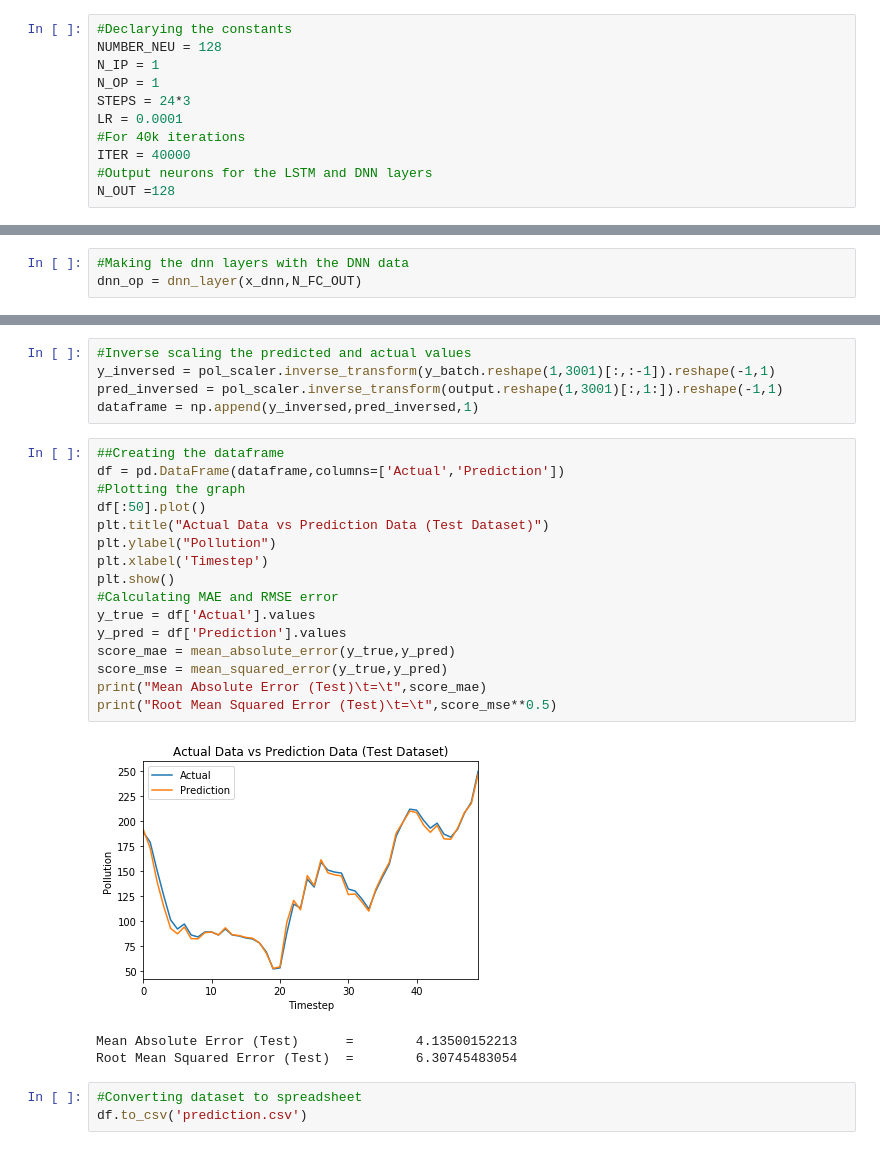
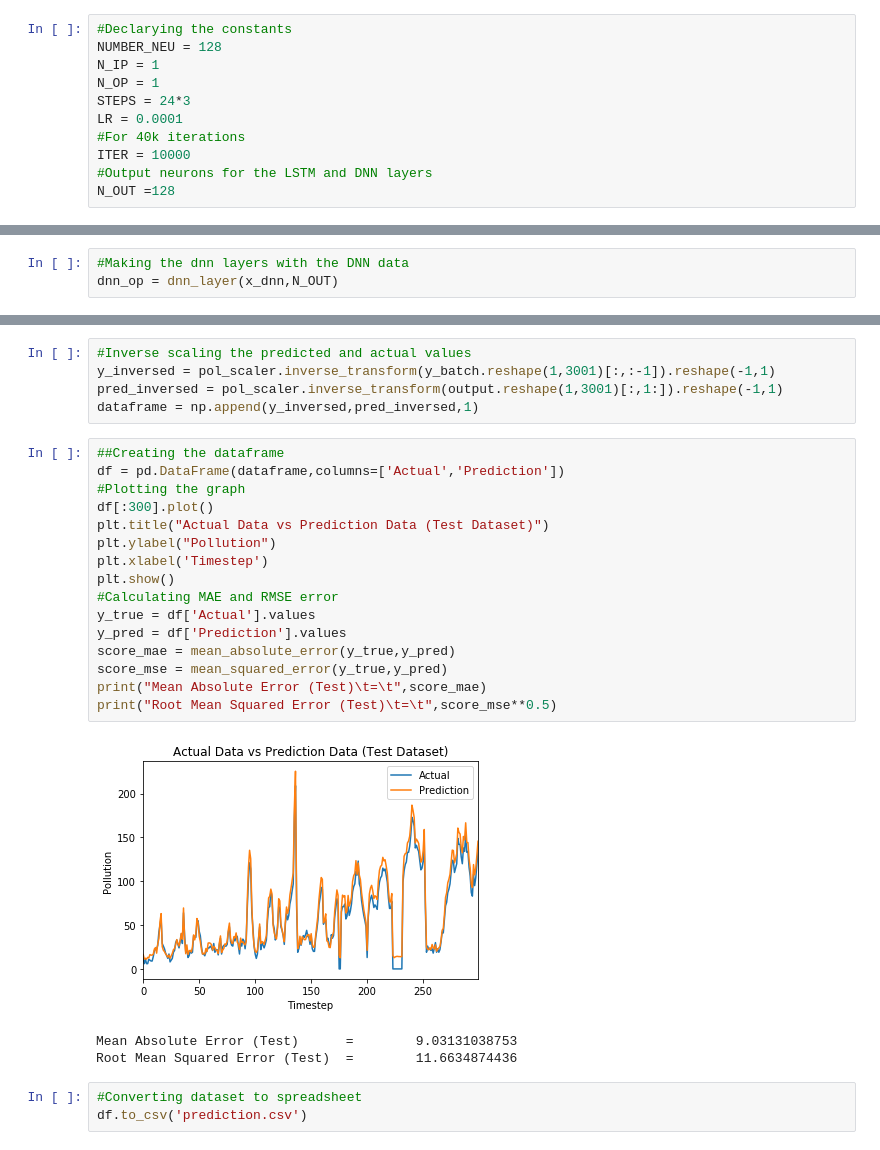
Before and after one commit to SAint7579/Hybrid_LSTM-DNN_PollutionForecasting, a Jupyter notebook: RNN_DNN_HYB.ipynb, the cells around one changed output, grey strips where cells are left out. Drawn from its saved outputs; the diff is of its cells as text.

```diff
--- a/RNN_DNN_HYB.ipynb
+++ b/RNN_DNN_HYB.ipynb
@@ -104,7 +104,7 @@ N_OP = 1
 STEPS = 24*3
 LR = 0.0001
 #For 40k iterations
-ITER = 40000
+ITER = 10000
 #Output neurons for the LSTM and DNN layers
 N_OUT =128
 # %%
@@ -128,7 +128,7 @@ lstm_fc_out = dnn_layer(rnn_output,N_OUT,name="LSTM_op")
 lstm_fc_drop = tf.nn.dropout(lstm_fc_out, hold_proba,name="drop0")
 # %%
 #Making the dnn layers with the DNN data
-dnn_op = dnn_layer(x_dnn,N_FC_OUT)
+dnn_op = dnn_layer(x_dnn,N_OUT)
 # %%
 #Connecting/Concatenating the DNN and RNN layers
 connected_layer = tf.concat([dnn_op, lstm_fc_drop], axis=1,name="connected")
@@ -186,23 +199,23 @@ dataframe = np.append(y_inversed,pred_inversed,1)
 # %%
 ##Creating the dataframe
 df = pd.DataFrame(dataframe,columns=['Actual','Prediction'])
 #Plotting the graph
-df[:50].plot()
+df[:300].plot()
 plt.title("Actual Data vs Prediction Data (Test Dataset)")
 plt.ylabel("Pollution")
 plt.xlabel('Timestep')
 plt.show()
 #Calculating MAE and RMSE error
 y_true = df['Actual'].values
 y_pred = df['Prediction'].values
 score_mae = mean_absolute_error(y_true,y_pred)
 score_mse = mean_squared_error(y_true,y_pred)
 print("Mean Absolute Error (Test)\t=\t",score_mae)
 print("Root Mean Squared Error (Test)\t=\t",score_mse**0.5)
 # %% [output]
-[figure, old version]
+[figure, new version]
-Mean Absolute Error (Test)      =        4.13500152213
-Root Mean Squared Error (Test)  =        6.30745483054
+Mean Absolute Error (Test)      =        9.03131038753
+Root Mean Squared Error (Test)  =        11.6634874436
 # %%
 #Converting dataset to spreadsheet
 df.to_csv('prediction.csv')
```
Also changed, not shown: parts of 3 cells of this notebook, 3 other files.
